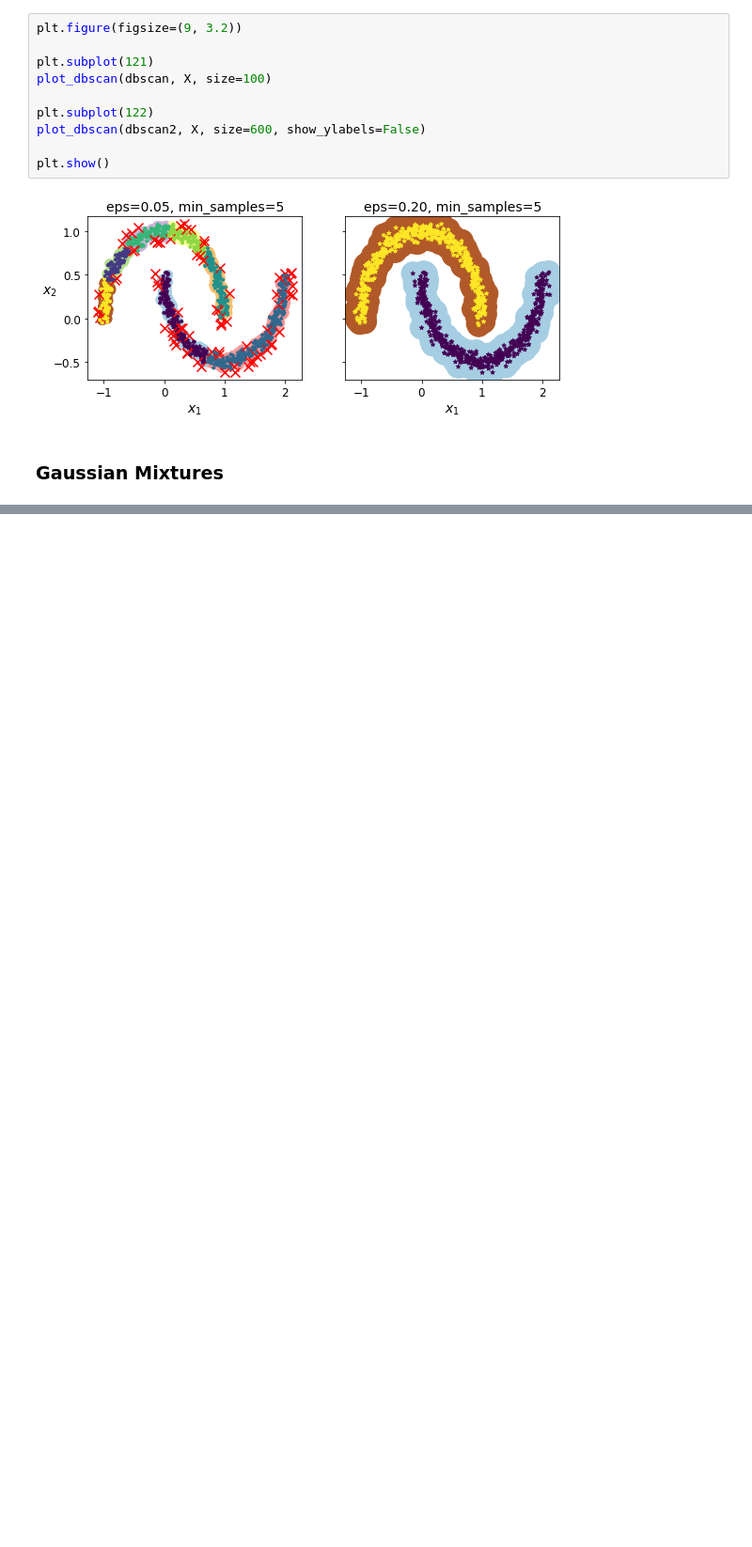
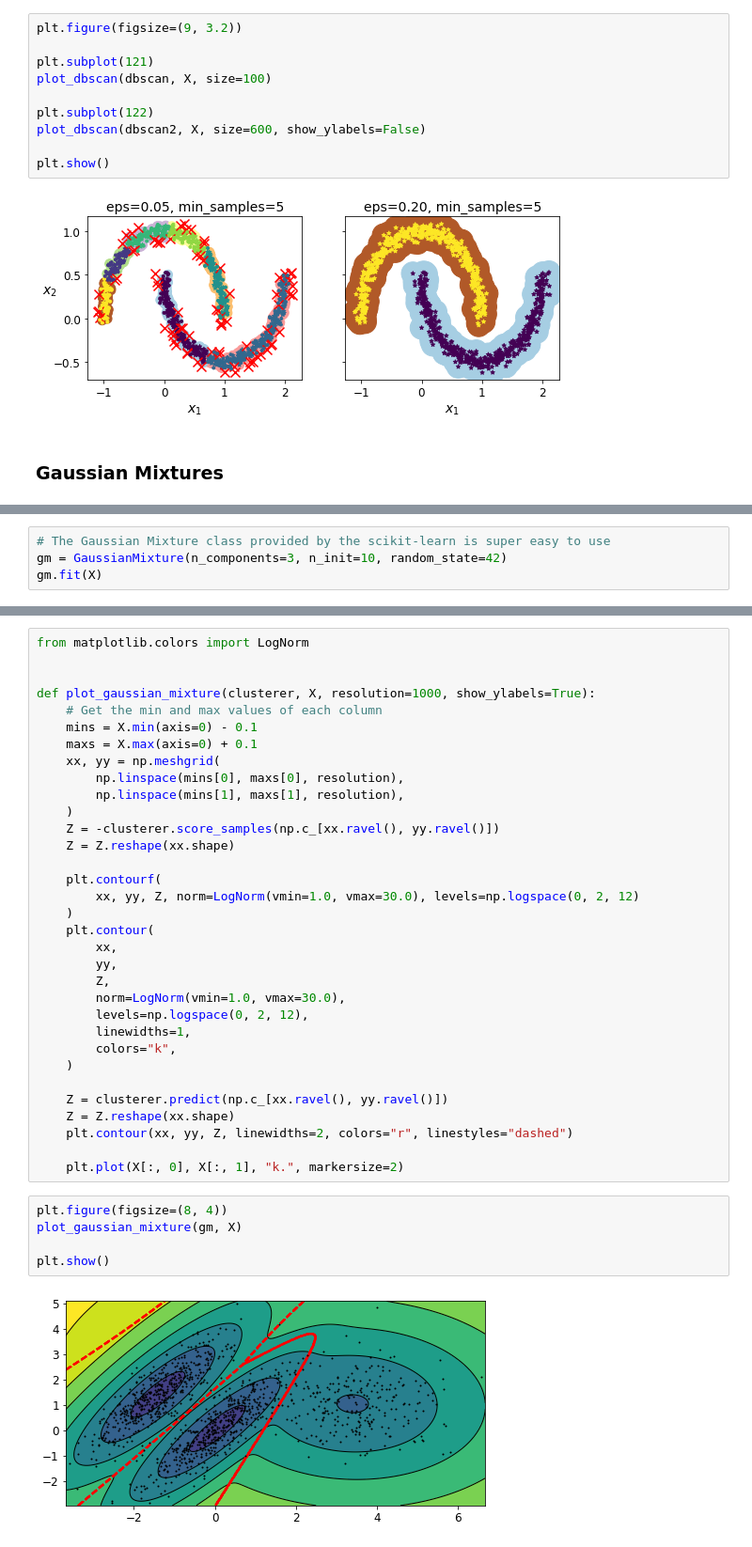
Before and after one commit to stevelorenz/programming-playground, a Jupyter notebook: machine_learning/hands_on_machine_learning_with_scikit_learn_tensorflow/09_unsupervised_learning.ipynb, the cells around one changed output, grey strips where cells are left out. Shown: that part at 94% size. Drawn from its saved outputs; the diff is of its cells as text; blank space fills up the shorter version.

Commit message:
Finish 09_unsupervised_learning

```diff
--- a/machine_learning/hands_on_machine_learning_with_scikit_learn_tensorflow/09_unsupervised_learning.ipynb
+++ b/machine_learning/hands_on_machine_learning_with_scikit_learn_tensorflow/09_unsupervised_learning.ipynb
@@ -575,0 +585,4 @@ plt.show()
+# %%
+# The Gaussian Mixture class provided by the scikit-learn is super easy to use
+gm = GaussianMixture(n_components=3, n_init=10, random_state=42)
+gm.fit(X)
@@ -575,0 +654,40 @@ plt.show()
+# %%
+from matplotlib.colors import LogNorm
+
+
+def plot_gaussian_mixture(clusterer, X, resolution=1000, show_ylabels=True):
+    # Get the min and max values of each column
+    mins = X.min(axis=0) - 0.1
+    maxs = X.max(axis=0) + 0.1
+    xx, yy = np.meshgrid(
+        np.linspace(mins[0], maxs[0], resolution),
+        np.linspace(mins[1], maxs[1], resolution),
+    )
+    Z = -clusterer.score_samples(np.c_[xx.ravel(), yy.ravel()])
+    Z = Z.reshape(xx.shape)
+
+    plt.contourf(
+        xx, yy, Z, norm=LogNorm(vmin=1.0, vmax=30.0), levels=np.logspace(0, 2, 12)
+    )
+    plt.contour(
+        xx,
+        yy,
+        Z,
+        norm=LogNorm(vmin=1.0, vmax=30.0),
+        levels=np.logspace(0, 2, 12),
+        linewidths=1,
+        colors="k",
+    )
+
+    Z = clusterer.predict(np.c_[xx.ravel(), yy.ravel()])
+    Z = Z.reshape(xx.shape)
+    plt.contour(xx, yy, Z, linewidths=2, colors="r", linestyles="dashed")
+
+    plt.plot(X[:, 0], X[:, 1], "k.", markersize=2)
+# %%
+plt.figure(figsize=(8, 4))
+plot_gaussian_mixture(gm, X)
+
+plt.show()
+# %% [output]
+[figure, added]
```
Also changed, not shown: parts of 19 cells of this notebook.
